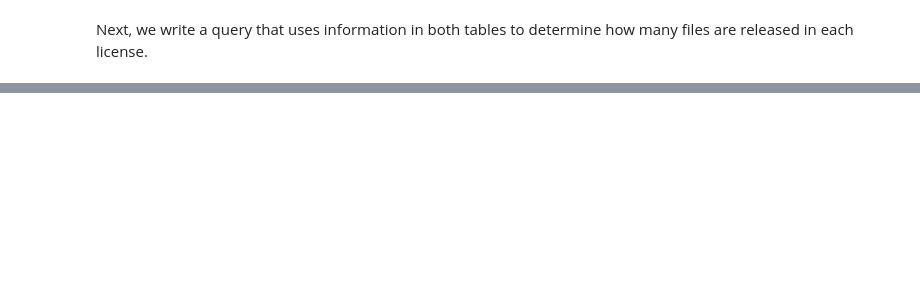
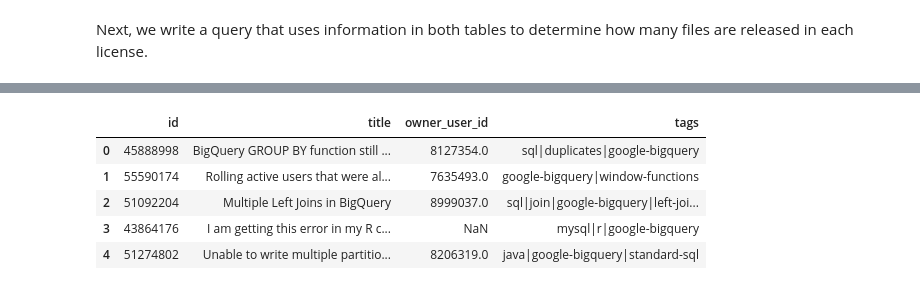
Before and after one commit to LooseDaMoose/KaggleIntro2SQL, a Jupyter notebook: 6_JoiningData.ipynb, the cells around one changed output, grey strips where cells are left out. Saved outputs shown, nothing was run; the diff lists cells and outputs as text; code cells hidden in the pictures; blank space fills up the shorter version.

```diff
--- a/6_JoiningData.ipynb
+++ b/6_JoiningData.ipynb
@@ -144,0 +270,23 @@ It was a big query, but it gave us a nice table summarizing how many files have
+# %%
+query = """
+        SELECT id, title, owner_user_id, tags
+        FROM `bigquery-public-data.stackoverflow.posts_questions`
+        WHERE tags LIKE "%bigquery%"
+        """
+
+# Set up the query (cancel the query if it would use too much of
+# your quota, with the limit set to 10 GB)
+safe_config = bigquery.QueryJobConfig(maximum_bytes_billed=10**10)
+query_job = client.query(query, job_config=safe_config)
+
+# API request - run the query, and convert the results to a pandas DataFrame
+query_out = query_job.to_dataframe()
+# check first five rows
+query_out.head()
+# %% [output]
+|  | id | title | owner_user_id | tags |
+| 0 | 45888998 | BigQuery GROUP BY function still ... | 8127354.0 | sql|duplicates|google-bigquery |
+| 1 | 55590174 | Rolling active users that were al... | 7635493.0 | google-bigquery|window-functions |
+| 2 | 51092204 | Multiple Left Joins in BigQuery | 8999037.0 | sql|join|google-bigquery|left-joi... |
+| 3 | 43864176 | I am getting this error in my R c... | NaN | mysql|r|google-bigquery |
+| 4 | 51274802 | Unable to write multiple partitio... | 8206319.0 | java|google-bigquery|standard-sql |
```
Also changed, not shown: parts of 20 cells of this notebook.
